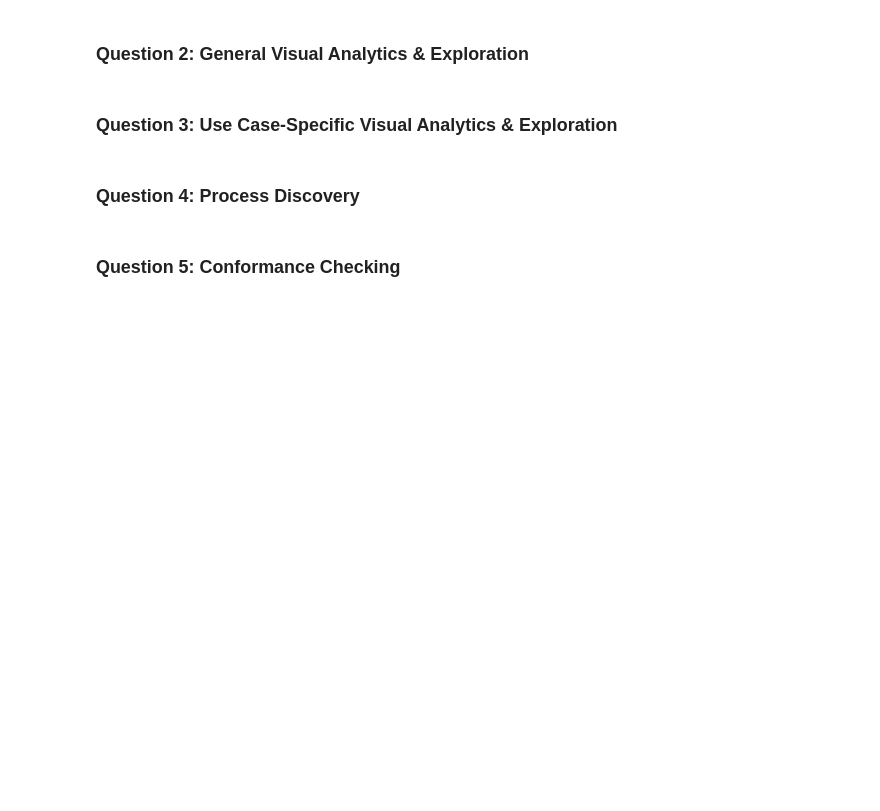
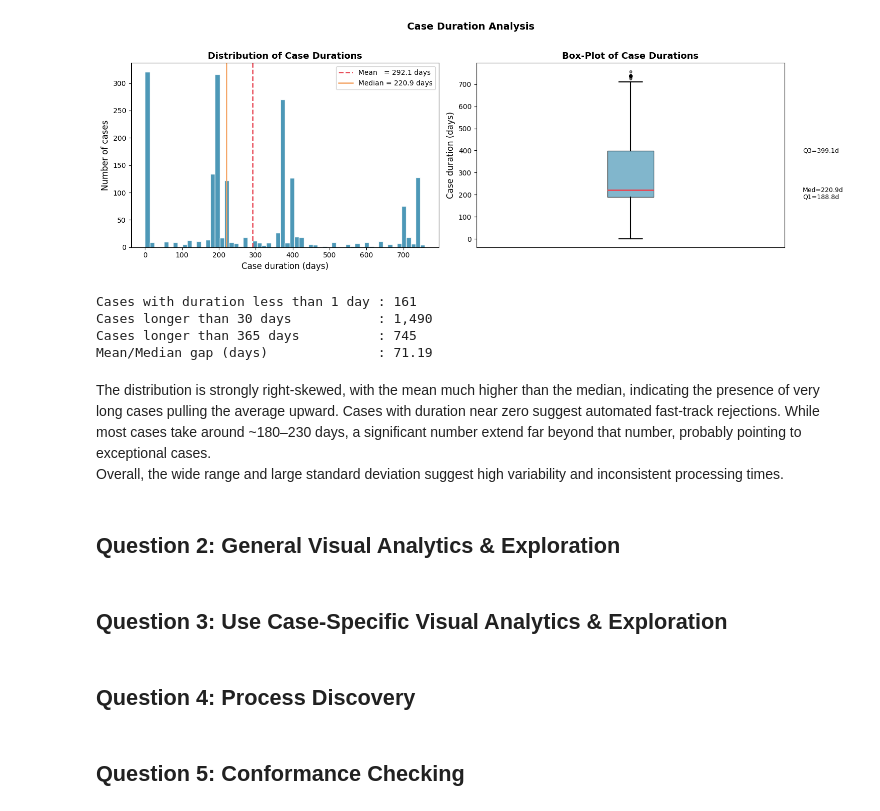
Before and after one commit to y2knz/apwmgroup1, a Jupyter notebook: group_1_notebook.ipynb, the cells around one changed output. Saved outputs shown, nothing was run; the diff lists cells and outputs as text; code cells hidden in the pictures; blank space fills up the shorter version.

Commit message:
question 1

```diff
--- a/group_1_notebook.ipynb
+++ b/group_1_notebook.ipynb
@@ -8 +20,9 @@ import os
+# %%
+# Load the event logs
+all_log = pm4py.read_xes('Event Logs/all.xes')
+accepted_loans = pm4py.read_xes('Event Logs/accepted-loans.xes')
+rejected_loans = pm4py.read_xes('Event Logs/rejected-loans.xes')
+lcs_rejected_customers = pm4py.read_xes('Event Logs/lcs-rejected-customers.xes')
+mid_rejected_customers = pm4py.read_xes('Event Logs/mid-rejected-customers.xes')
+mla_rejected_customers = pm4py.read_xes('Event Logs/mla-rejected-customers.xes')
 # %% [markdown]
@@ -10,8 +343,67 @@ import os
+# %%
+# Plot: Histogram + Box-plot
+fig, axes = plt.subplots(1, 2, figsize=(15, 5))
+
+# Left: histogram
+ax = axes[0]
+ax.hist(dur_d, bins=60, color='#2E86AB', edgecolor='white', alpha=0.85)
+ax.axvline(dur_d.mean(),   color='#E84855', linestyle='--', linewidth=1.8,
+           label=f'Mean   = {dur_d.mean():.1f} days')
+ax.axvline(dur_d.median(), color='#F4A261', linestyle='-',  linewidth=1.8,
+           label=f'Median = {dur_d.median():.1f} days')
+ax.set_xlabel('Case duration (days)', fontsize=12)
+ax.set_ylabel('Number of cases',      fontsize=12)
+ax.set_title('Distribution of Case Durations', fontsize=13, fontweight='bold')
+ax.legend(fontsize=10)
+
+# Right: box-plot
+ax2 = axes[1]
+ax2.boxplot(
+    dur_d, vert=True, patch_artist=True,
+    boxprops=dict(facecolor='#2E86AB', alpha=0.6),
+    medianprops=dict(color='#E84855', linewidth=2),
+    whiskerprops=dict(linewidth=1.5),
+    capprops=dict(linewidth=1.5),
+    flierprops=dict(marker='o', markersize=3, alpha=0.3, color='grey')
+)
+ax2.set_ylabel('Case duration (days)', fontsize=12)
+ax2.set_title('Box-Plot of Case Durations',
+              fontsize=13, fontweight='bold')
+ax2.set_xticks([])
+
+# Annotate quartiles
+q1, med, q3 = dur_d.quantile(0.25), dur_d.median(), dur_d.quantile(0.75)
+for val, lbl in [(q1, f'Q1={q1:.1f}d'), (med, f'Med={med:.1f}d'), (q3, f'Q3={q3:.1f}d')]:
+    ax2.annotate(lbl, xy=(1.06, val), xycoords=('axes fraction', 'data'),
+                 fontsize=9, va='center')
+
+plt.suptitle('Case Duration Analysis', fontsize=14, fontweight='bold', y=1.02)
+plt.tight_layout()
+plt.savefig('case_duration_distribution.png', dpi=150, bbox_inches='tight')
+plt.show()
+
+# Additional detail
+zero_dur = (dur_d <= 1).sum()
+over30d  = (dur_d > 30).sum()
+over365d  = (dur_d > 365).sum()
+print(f'Cases with duration less than 1 day : {zero_dur:,}')
+print(f'Cases longer than 30 days           : {over30d:,}')
+print(f'Cases longer than 365 days          : {over365d:,}')
+print(f'Mean/Median gap (days)              : {dur_d.mean() - dur_d.median():.2f}')
+# %% [output]
+[figure, added]
+Cases with duration less than 1 day : 161
+Cases longer than 30 days           : 1,490
+Cases longer than 365 days          : 745
+Mean/Median gap (days)              : 71.19
+# %% [markdown]
+The distribution is strongly right-skewed, with the mean much higher than the median, indicating the presence of very long cases pulling the average upward. Cases with duration near zero suggest automated fast-track rejections. While most cases take around ~180–230 days, a significant number extend far beyond that number, probably pointing to exceptional cases.
+<br> Overall, the wide range and large standard deviation suggest high variability and inconsistent processing times.
 # %% [markdown]
-### Question 2: General Visual Analytics & Exploration
+## <b>Question 2</b>: General Visual Analytics & Exploration
 # %% [markdown]
-### Question 3: Use Case-Specific Visual Analytics & Exploration
+## <b>Question 3</b>: Use Case-Specific Visual Analytics & Exploration
 # %% [markdown]
-### Question 4: Process Discovery
+## <b>Question 4</b>: Process Discovery
 # %% [markdown]
-### Question 5: Conformance Checking
+## <b>Question 5</b>: Conformance Checking
```
Also changed, not shown: parts of 20 cells of this notebook, 1 other file.
